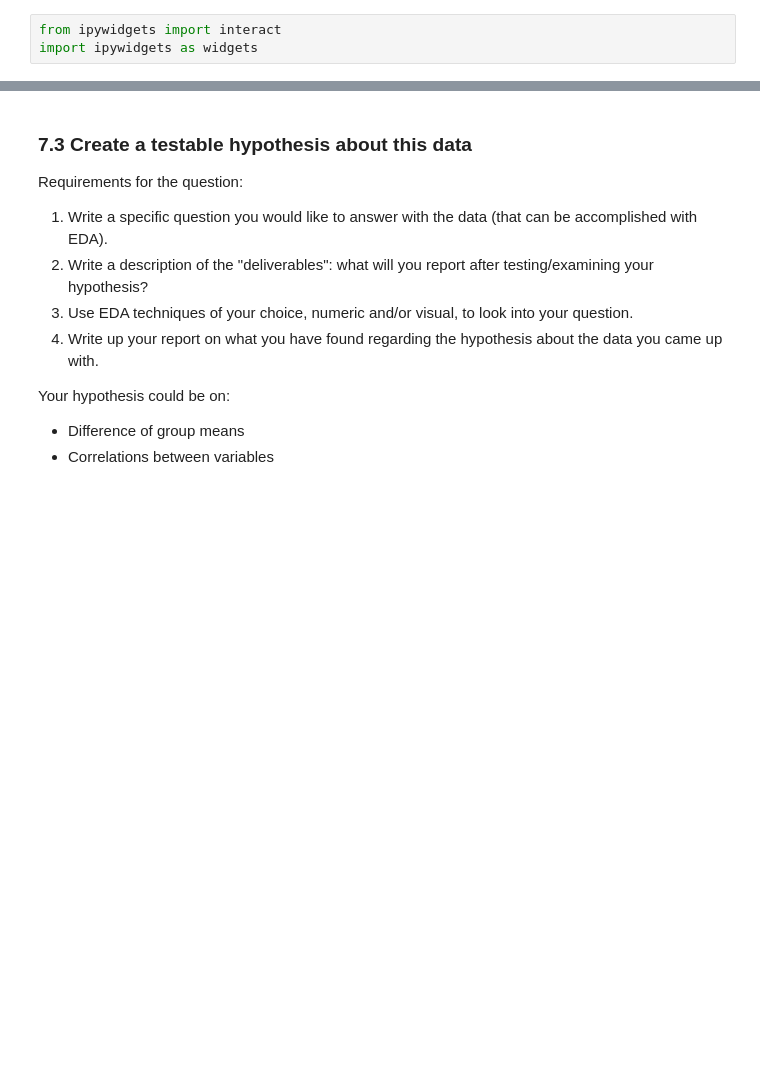
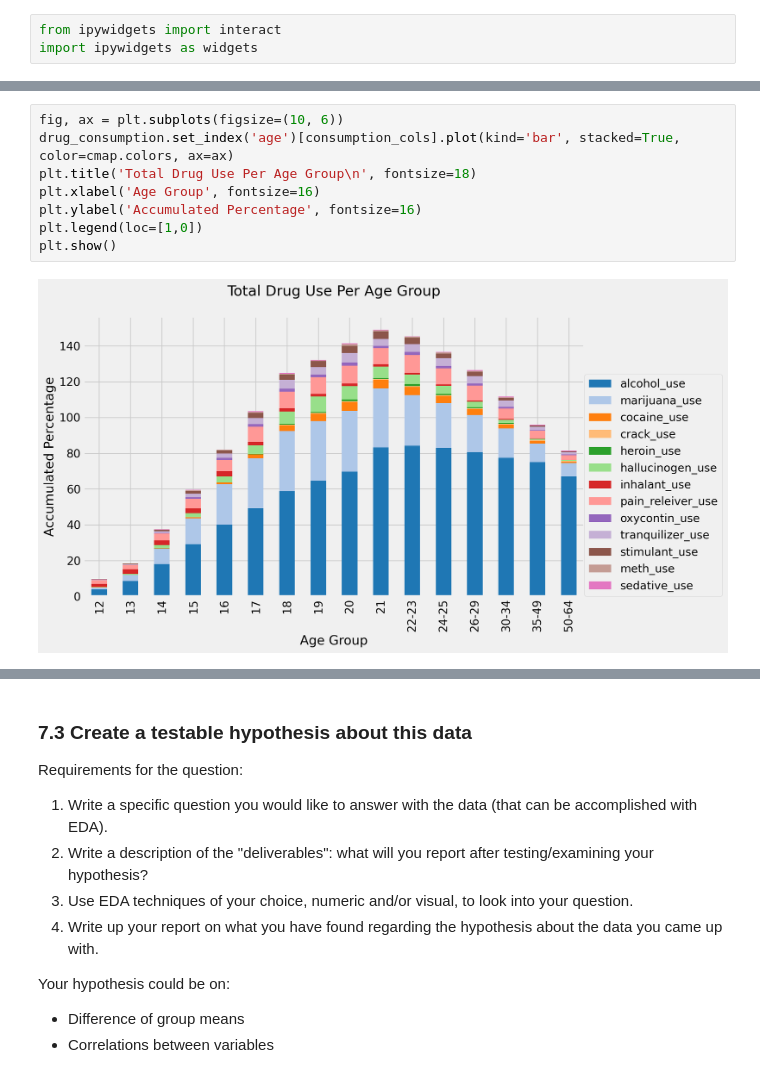
Before and after one commit to androi7/ds-mini-projects, a Jupyter notebook: EDA/project-2.ipynb, the cells around one changed output, grey strips where cells are left out. Saved outputs shown, nothing was run; the diff lists cells and outputs as text; blank space fills up the shorter version.

```diff
--- a/EDA/project-2.ipynb
+++ b/EDA/project-2.ipynb
@@ -1061,0 +1073,10 @@ array([3., 1., 4., 2.])
+# %%
+fig, ax = plt.subplots(figsize=(10, 6))
+drug_consumption.set_index('age')[consumption_cols].plot(kind='bar', stacked=True, color=cmap.colors, ax=ax)
+plt.title('Total Drug Use Per Age Group\n', fontsize=18)
+plt.xlabel('Age Group', fontsize=16)
+plt.ylabel('Accumulated Percentage', fontsize=16)
+plt.legend(loc=[1,0])
+plt.show()
+# %% [output]
+[figure, added]
```
Also changed, not shown: parts of 32 cells of this notebook.
